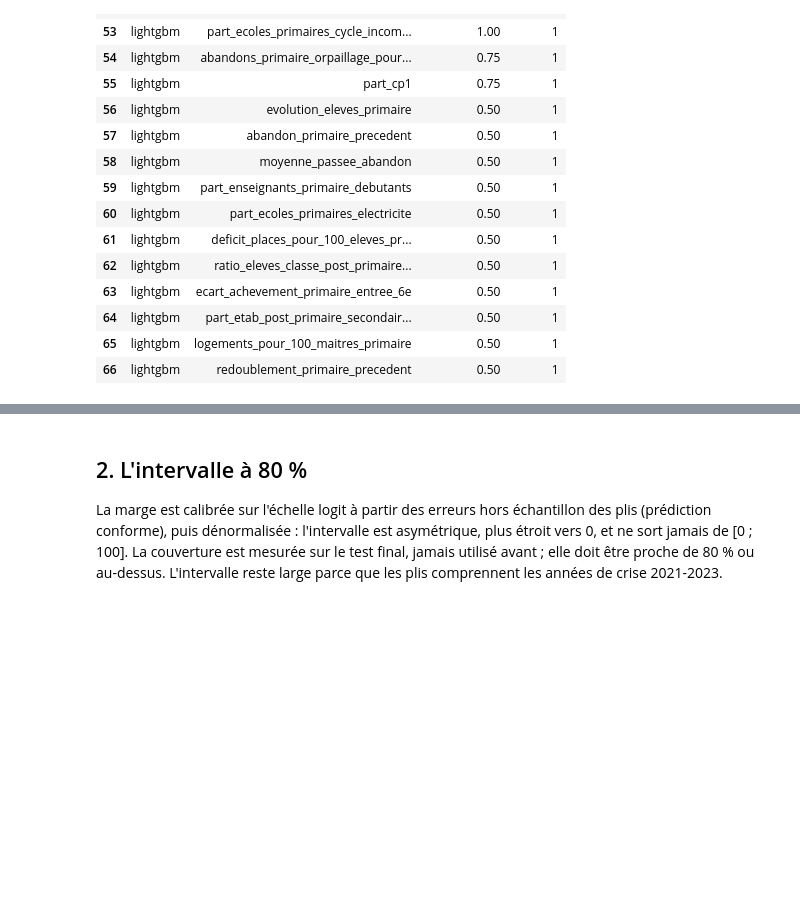
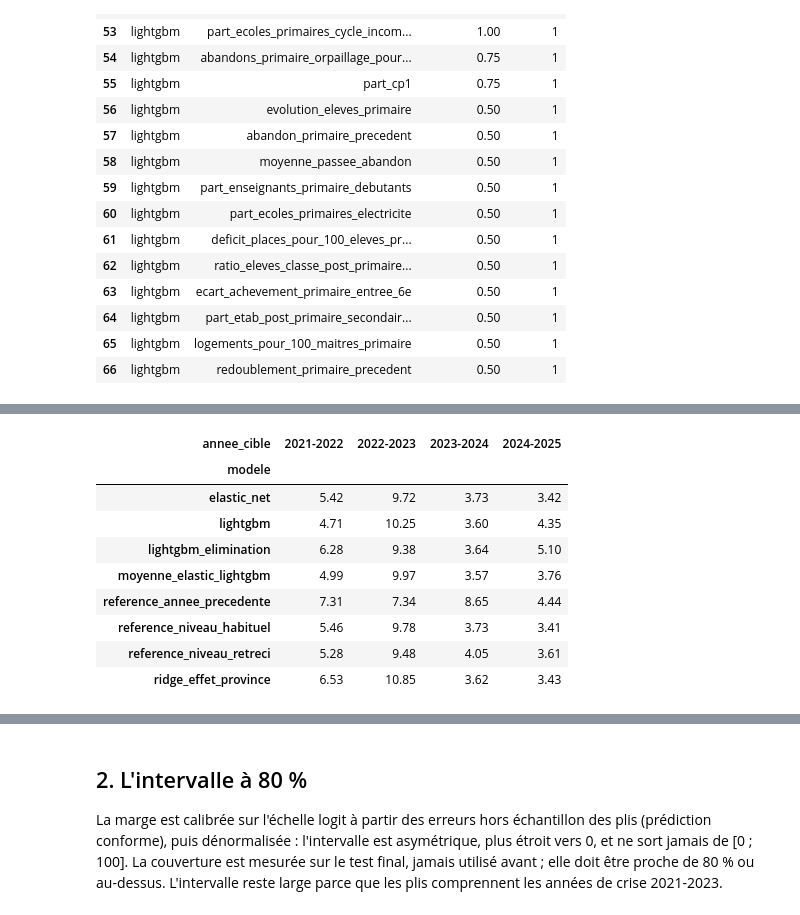
Before and after one commit to datachallenge-edu-bf/sentinelle-scolaire-defi1, a Jupyter notebook: notebooks/04b_modelisation.ipynb, the cells around one changed output, grey strips where cells are left out. Drawn from its saved outputs; the diff is of its cells as text; code cells hidden in the pictures; blank space fills up the shorter version.

```diff
--- a/notebooks/04b_modelisation.ipynb
+++ b/notebooks/04b_modelisation.ipynb
@@ -129,0 +155,14 @@ v[(v["horizon"] == 1) & (v["modele"] == "lightgbm")].head(15)
+# %%
+e = tables["evaluation_plis_ensemble"]
+e[e["horizon"] == 1].pivot_table(index="modele", columns="annee_cible", values="erreur_absolue_moyenne").round(2)
+# %% [output]
+| annee_cible | 2021-2022 | 2022-2023 | 2023-2024 | 2024-2025 |
+| modele |  |  |  |  |
+| elastic_net | 5.42 | 9.72 | 3.73 | 3.42 |
+| lightgbm | 4.71 | 10.25 | 3.60 | 4.35 |
+| lightgbm_elimination | 6.28 | 9.38 | 3.64 | 5.10 |
+| moyenne_elastic_lightgbm | 4.99 | 9.97 | 3.57 | 3.76 |
+| reference_annee_precedente | 7.31 | 7.34 | 8.65 | 4.44 |
+| reference_niveau_habituel | 5.46 | 9.78 | 3.73 | 3.41 |
+| reference_niveau_retreci | 5.28 | 9.48 | 4.05 | 3.61 |
+| ridge_effet_province | 6.53 | 10.85 | 3.62 | 3.43 |
```
Also changed, not shown: parts of 9 cells of this notebook, 16 other files.
